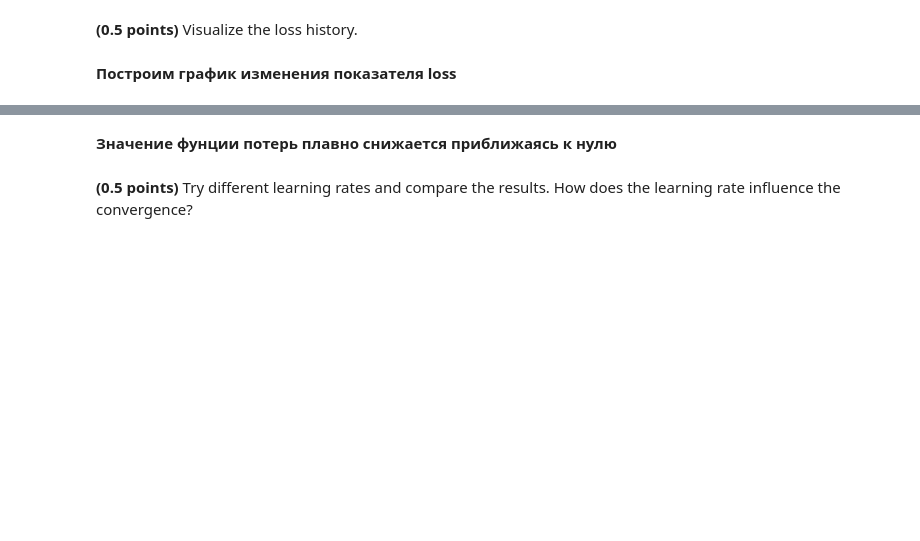
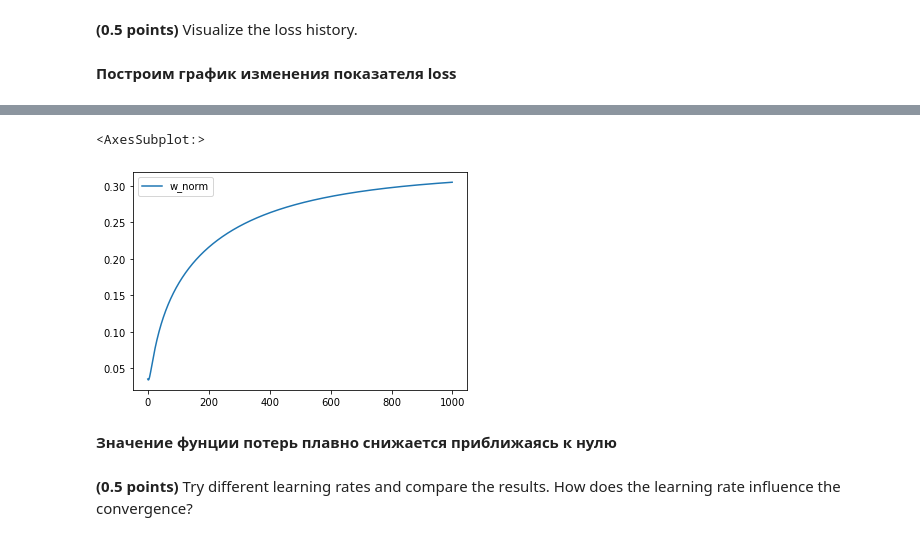
Before and after one commit to codekot/logistics_knn, a Jupyter notebook: hw_classification.ipynb, the cells around one changed output, grey strips where cells are left out. Drawn from its saved outputs; the diff is of its cells as text; code cells hidden in the pictures; blank space fills up the shorter version.

```diff
--- a/hw_classification.ipynb
+++ b/hw_classification.ipynb
@@ -261,3 +267,8 @@ pd.DataFrame(model.loss_hist, columns=['Loss']).plot();
+# %%
+pd.DataFrame(np.array(model.w_norm_hist)**0.5, columns=['w_norm']).plot()
+# %% [output]
+<AxesSubplot:>
+[figure, added]
 # %% [markdown]
 **Значение фунции потерь плавно снижается приближаясь к нулю**
 # %% [markdown]
```
Also changed, not shown: parts of 19 cells of this notebook, 1 other file.
